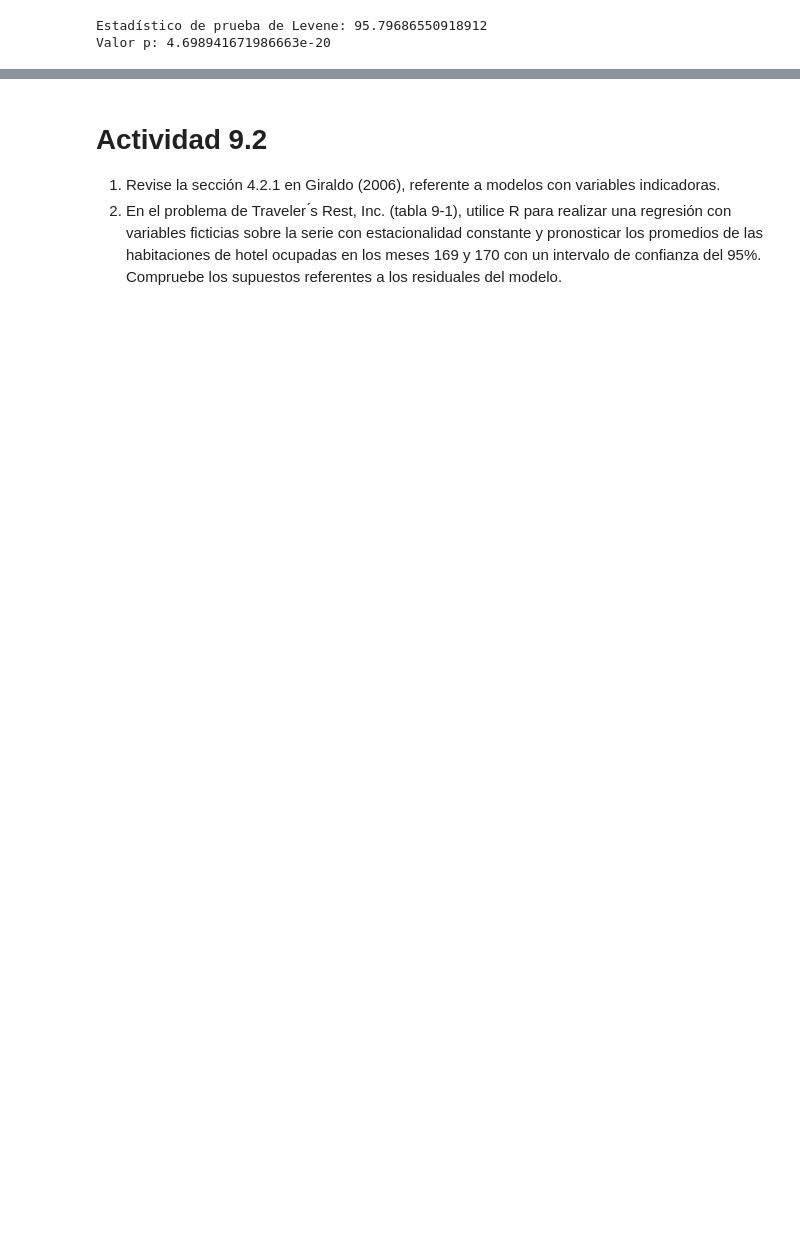
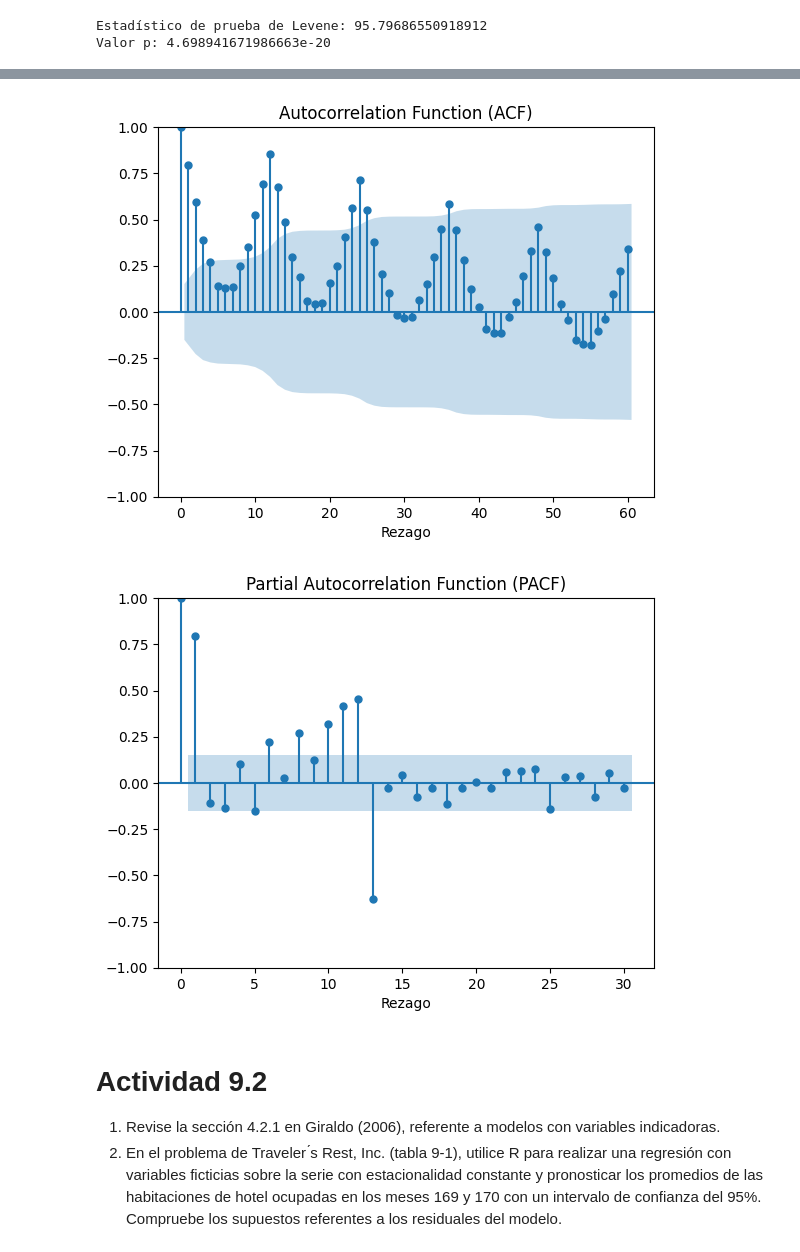
Before and after one commit to maferpy/unidad9, a Jupyter notebook: pronosticos.ipynb, the cells around one changed output, grey strips where cells are left out. Drawn from its saved outputs; the diff is of its cells as text; code cells hidden in the pictures; blank space fills up the shorter version.

```diff
--- a/pronosticos.ipynb
+++ b/pronosticos.ipynb
@@ -124,3 +151,16 @@ Como podemos observar, después de haber aplicado una transformación a la serie
+# %%
+plot_acf(df['Yt_Transformados'], lags=60)
+plt.title('Autocorrelation Function (ACF)')
+plt.xlabel("Rezago")
+plt.show()
+
+plot_pacf(df['Yt_Transformados'],lags=30)
+plt.title('Partial Autocorrelation Function (PACF)')
+plt.xlabel("Rezago")
+plt.show()
+# %% [output]
+[figure, added]
+[figure, added]
 # %% [markdown]
 # Actividad 9.2
 1. Revise la sección 4.2.1 en Giraldo (2006), referente a modelos con variables indicadoras.
```
Also changed, not shown: parts of 36 cells of this notebook.
